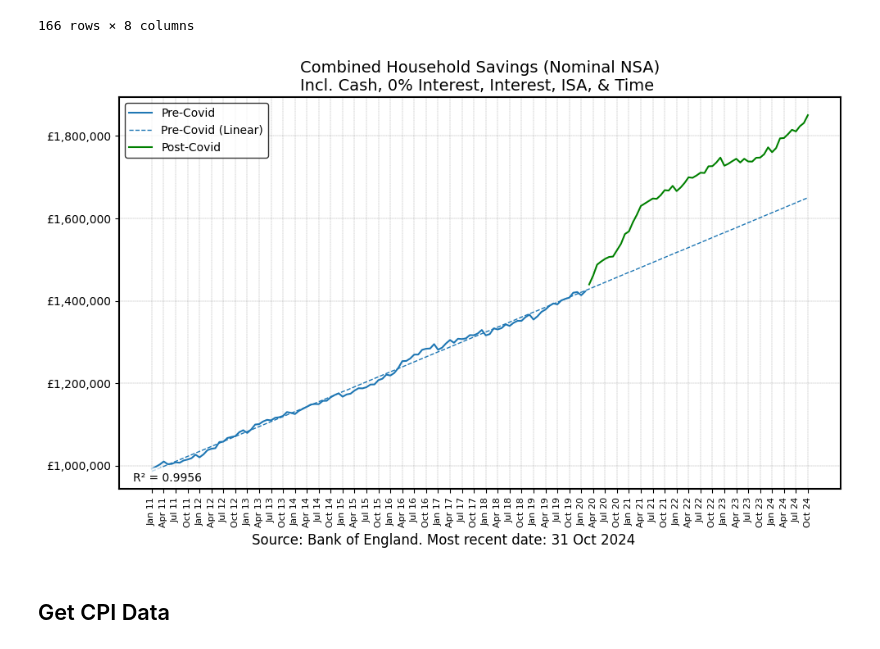
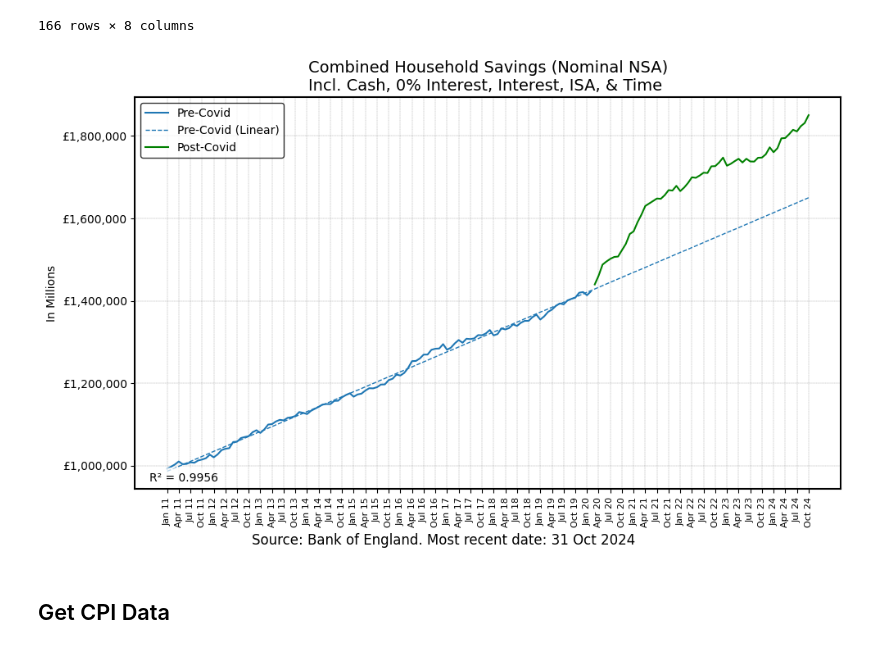
Before and after one commit to rpreen/boe, a Jupyter notebook: boe.ipynb, the cells around one changed output. Saved outputs shown, nothing was run; the diff lists cells and outputs as text; code cells hidden in the pictures.

```diff
--- a/boe.ipynb
+++ b/boe.ipynb
@@ -247,38 +247,39 @@ ax.grid(True, color="grey", linestyle="--", linewidth=0.25)
 xticks = df_nsav["Month_Year"][::3]  # every nth date
 plt.xticks(xticks, rotation=90)
 plt.tick_params(axis="x", labelsize=8)
+plt.ylabel("In Millions", fontsize=10, color="black")
 
 # Set the spines (borders) to black
 for spine in ax.spines.values():
     spine.set_edgecolor("black")
     spine.set_linewidth(1.5)
 
 fig.text(
     0.5,
     -0.01,
     "Source: Bank of England. Most recent date: 31 Oct 2024",
     ha="center",
     fontsize=12,
     color="black",
 )
 
 # Add R-squared as a note in the bottom-left corner
 plt.text(
     0.02,
     0.02,  # Position: 2% from the bottom-left
     f"R² = {precovid_r_squared:.4f}",
     transform=plt.gca().transAxes,  # (0,0 is bottom-left)
     fontsize=10,
     color="black",
     bbox=dict(facecolor="white", alpha=0.7, edgecolor="none"),
 )
 
 plt.legend(facecolor="white", edgecolor="black", fontsize=10)
 plt.tight_layout()
 
 plt.savefig("savings_nominal.png", dpi=300, bbox_inches="tight")
 # %% [output]
-[figure, old version]
+[figure, new version]
 # %% [markdown]
 ## Get CPI Data
 # %%
```
Also changed, not shown: parts of 3 cells of this notebook.
